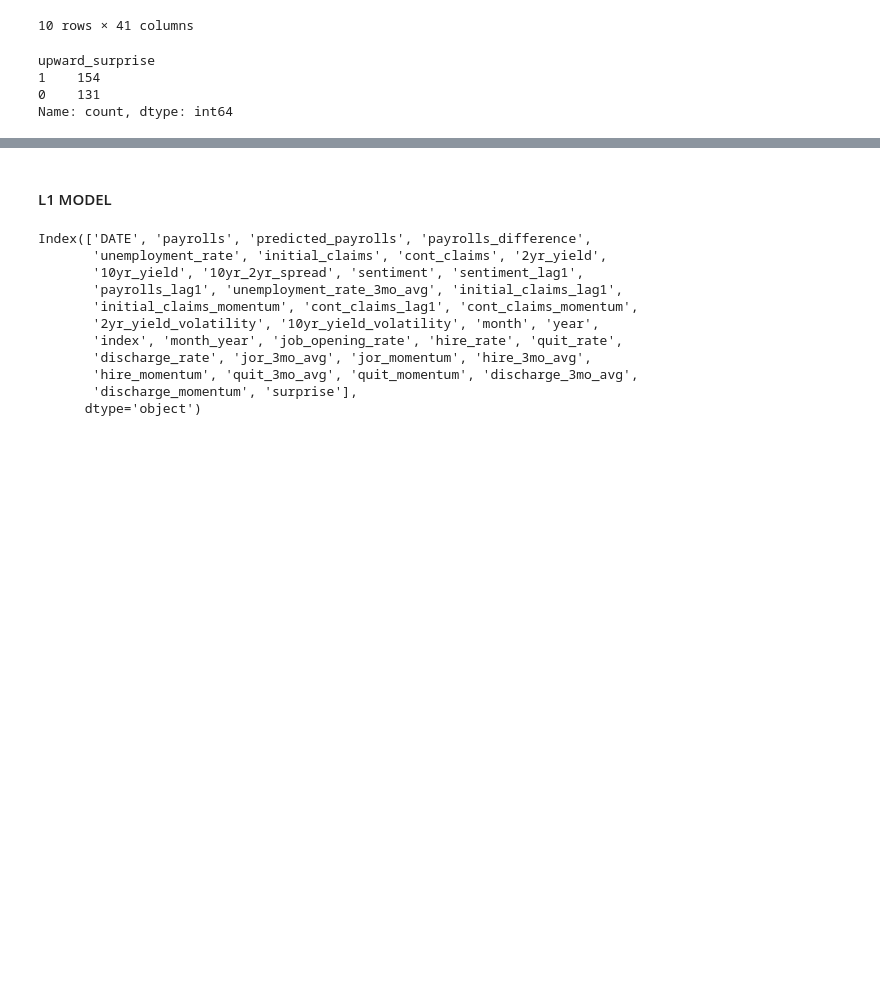
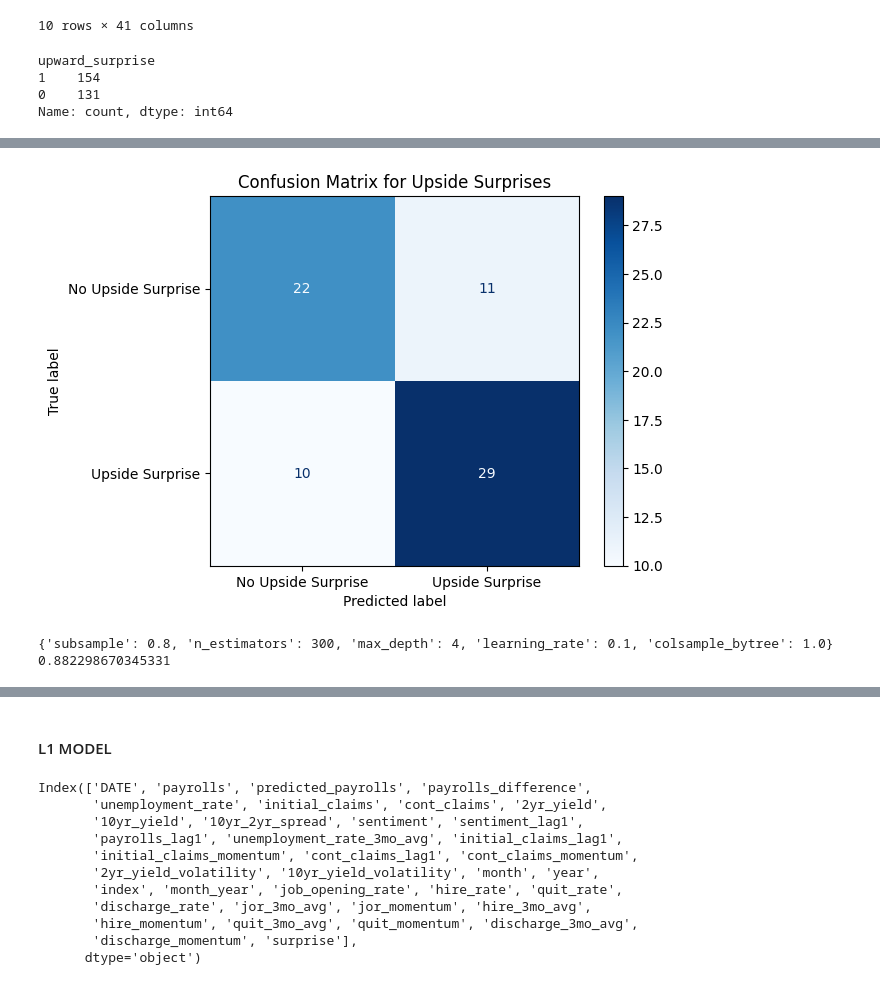
Before and after one commit to paulpuccinelli/BLS_jobs_report_model, a Jupyter notebook: BLS_prediction_notebook.ipynb, the cells around one changed output, grey strips where cells are left out. Cells and saved outputs as stored; diff of their text form; code cells hidden in the pictures; blank space fills up the shorter version.

Commit message:
xgboost models

```diff
--- a/BLS_prediction_notebook.ipynb
+++ b/BLS_prediction_notebook.ipynb
@@ -815,5 +823,38 @@ Index(['DATE', 'payrolls', 'predicted_payrolls', 'payrolls_difference',
       dtype='object')
 # %%
 features = [
-
+    'sentiment_lag1',
+    'payrolls_lag1',
+    'payrolls_change',
+    'unemployment_rate_3mo_avg',
+    'initial_claims_lag1',
+    'initial_claims_momentum',
+    'cont_claims_lag1',
+    'cont_claims_momentum',
+    '2yr_yield_volatility',
+    '10yr_yield_volatility',
+    'jor_3mo_avg',
+    'jor_momentum',
+    'hire_3mo_avg',
+    'hire_momentum',
+    'quit_3mo_avg',
+    'quit_momentum',
+    'discharge_3mo_avg',
+    'discharge_momentum'
 ]
+# %%
+X_upside = master_df[features]
+y_upside = master_df['upward_surprise']
+
+X_train_upside, X_test_upside, y_train_upside, y_test_upside = train_test_split(X_upside, y_upside, random_state=42)
+# %%
+# INITIAL MODELING UPSIDE SURPRISES WITH XGBOOST CLASSIFIER
+
+upside_xgb = xgb.XGBClassifier(objective='binary:logistic',
+                               eval_metric='auc',
+                               seed=42)
+upside_xgb.fit(X_train_upside,
+               y_train_upside,
+               verbose=True,
+               eval_set=[(X_test_upside, y_test_upside)]
+               )
@@ -819,0 +890,32 @@ features = [
+# %%
+ConfusionMatrixDisplay.from_estimator(upside_xgb, X_test_upside, y_test_upside, display_labels=['No Upside Surprise', 'Upside Surprise'], cmap='Blues')
+plt.title('Confusion Matrix for Upside Surprises')
+plt.show()
+# %% [output]
+[figure, added]
+# %%
+# 1ST ROUND OF GRIDSEARCHCV
+
+param_grid = {
+    'max_depth': [1, 2, 3, 4, 5],
+    'learning_rate': [0.01, 0.03, 0.05, 0.1],
+    'n_estimators': [50, 100, 200, 300],
+    'subsample': [0.6, 0.8, 1.0],
+    'colsample_bytree': [0.6, 0.8, 1.0]
+}
+
+params = RandomizedSearchCV(
+    estimator=upside_xgb,
+    param_distributions=param_grid,
+    n_iter=50,
+    scoring='roc_auc',
+    cv=TimeSeriesSplit(n_splits=5),
+    random_state=42
+)
+
+params.fit(X_train_upside, y_train_upside)
+print(params.best_params_)
+print(params.best_score_)
+# %% [output]
+{'subsample': 0.8, 'n_estimators': 300, 'max_depth': 4, 'learning_rate': 0.1, 'colsample_bytree': 1.0}
+0.882298670345331
```
Also changed, not shown: parts of 13 cells of this notebook.
